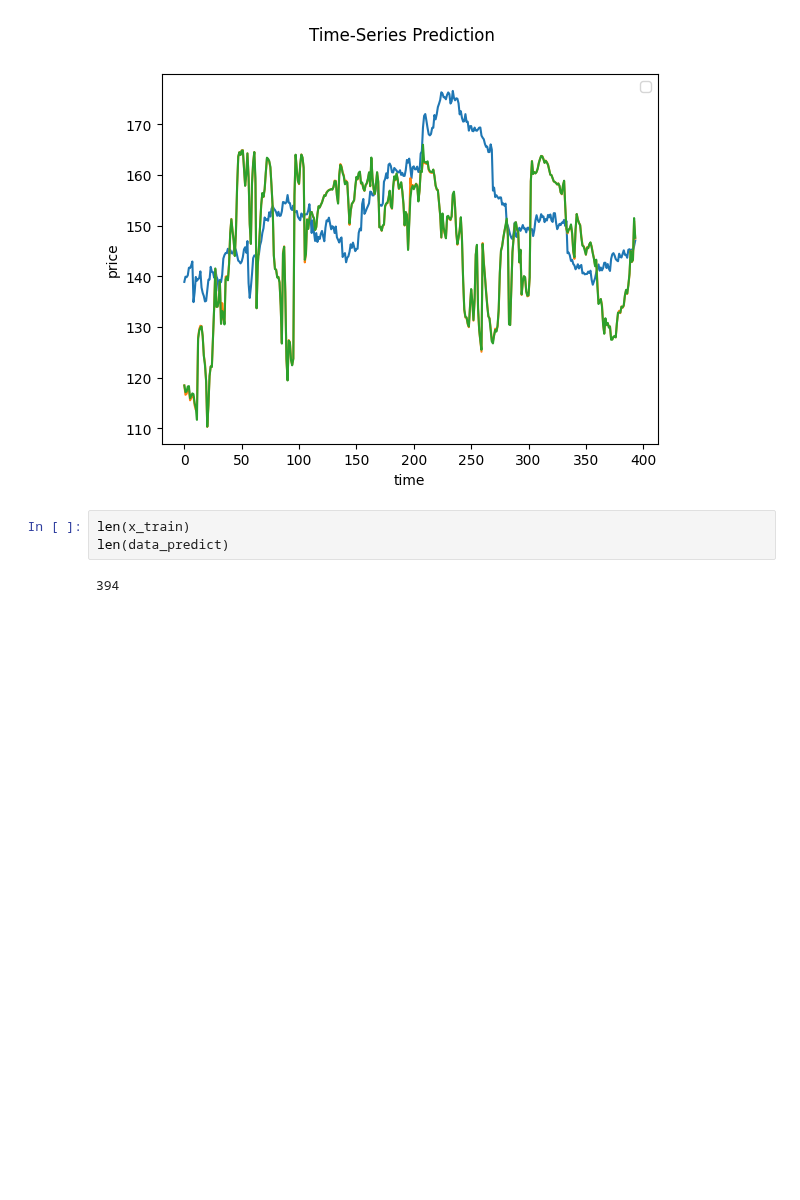
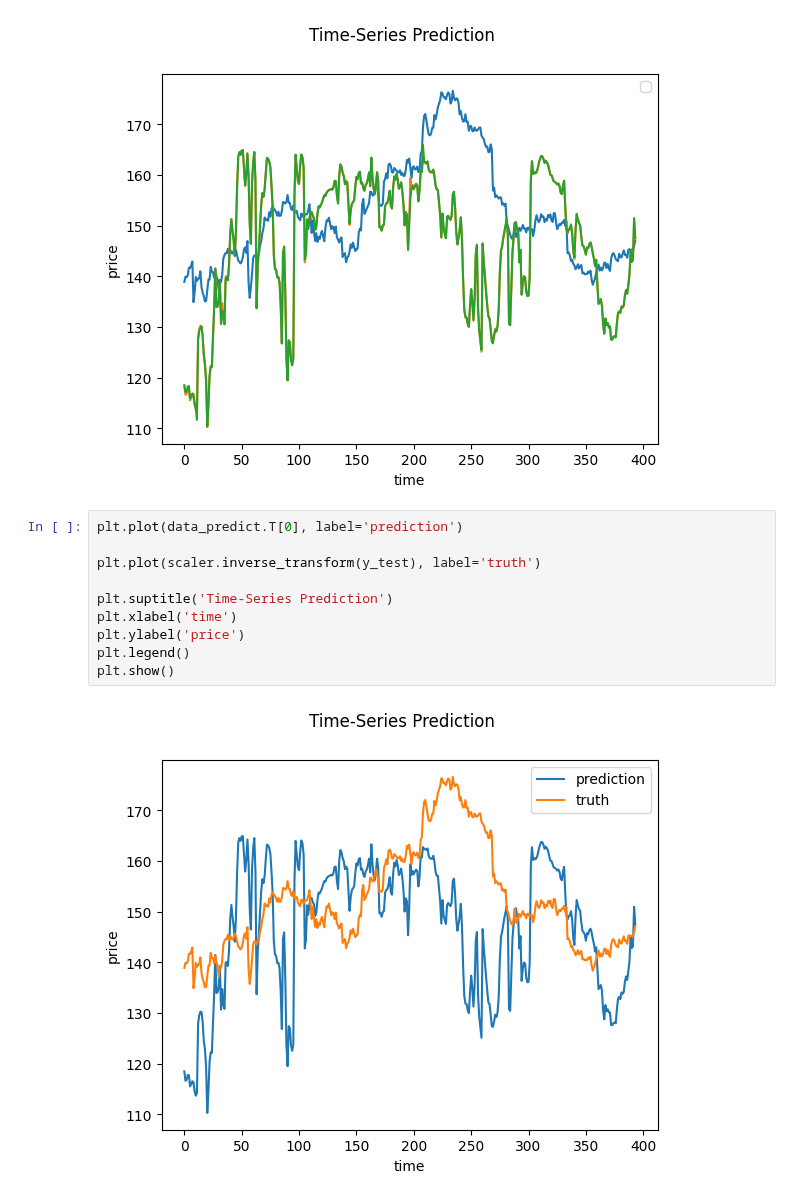
Before and after one commit to Mv0sKff/MyDeepLearning, a Jupyter notebook: week_6/Assignemnt_stock-price.ipynb, the cells around one changed output. Cells and saved outputs as stored; diff of their text form; blank space fills up the shorter version.

```diff
--- a/week_6/Assignemnt_stock-price.ipynb
+++ b/week_6/Assignemnt_stock-price.ipynb
@@ -246,8 +248,15 @@ plt.legend()
 plt.show()
 # %% [output]
 [figure]
-# %%
-len(x_train)
-len(data_predict)
-# %% [output]
-394
+# %%
+plt.plot(data_predict.T[0], label='prediction')
+
+plt.plot(scaler.inverse_transform(y_test), label='truth')
+
+plt.suptitle('Time-Series Prediction')
+plt.xlabel('time')
+plt.ylabel('price')
+plt.legend()
+plt.show()
+# %% [output]
+[figure, added]
```
Also changed, not shown: parts of 1 cell of this notebook.
